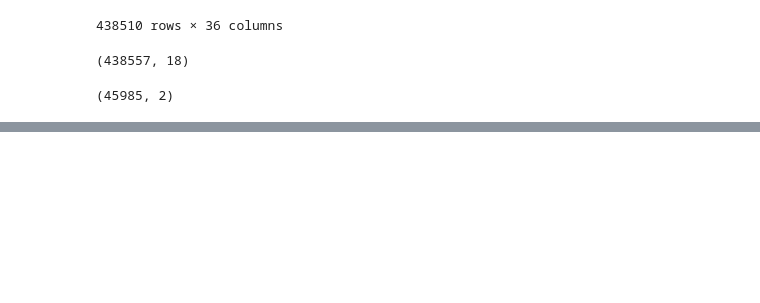
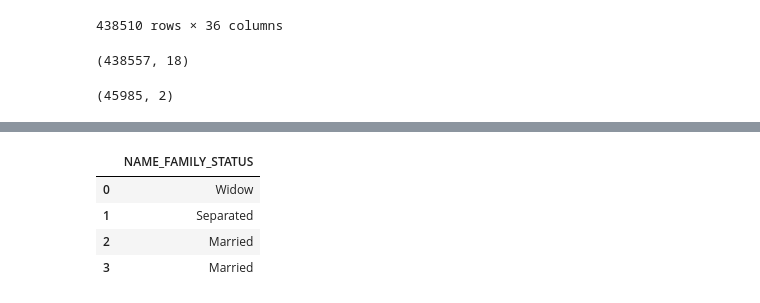
Before and after one commit to JamieH13/simple_MLOPs_pipeline, a Jupyter notebook: credit_card_data/Untitled.ipynb, the cells around one changed output, grey strips where cells are left out. Saved outputs shown, nothing was run; the diff lists cells and outputs as text; code cells hidden in the pictures; blank space fills up the shorter version.

```diff
--- a/credit_card_data/Untitled.ipynb
+++ b/credit_card_data/Untitled.ipynb
@@ -350,0 +375,8 @@ labels.shape
+# %%
+test
+# %% [output]
+|  | NAME_FAMILY_STATUS |
+| 0 | Widow |
+| 1 | Separated |
+| 2 | Married |
+| 3 | Married |
```
Also changed, not shown: parts of 7 cells of this notebook, 5 other files.
